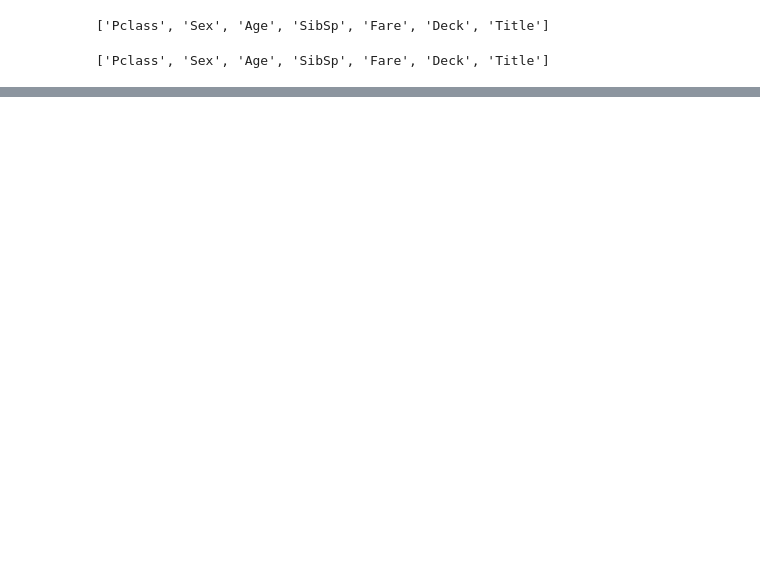
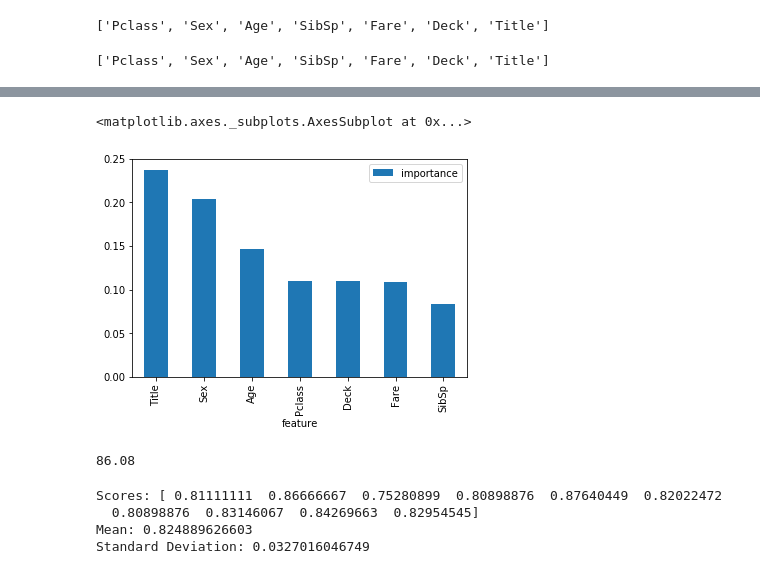
Before and after one commit to julie-huang/titanic, a Jupyter notebook: Titanic Machine Learning From Disaster.ipynb, the cells around one changed output, grey strips where cells are left out. Saved outputs shown, nothing was run; the diff lists cells and outputs as text; code cells hidden in the pictures; blank space fills up the shorter version.

```diff
--- a/Titanic Machine Learning From Disaster.ipynb
+++ b/Titanic Machine Learning From Disaster.ipynb
@@ -351,11 +382,11 @@ list(test_df)
 # %%
 # Retrain random forest after removing Parch and Embarked
 rf = RandomForestClassifier(n_estimators=100, oob_score=True)
-rf.fit(x_train, y_train)
-y_preds = rf.predict(x_train)
+random_forest=rf.fit(train_df, y_train)
+y_preds = rf.predict(train_df)
 
-rf.score(x_train, y_train)
+rf.score(train_df, y_train)
 
-acc_rf = round((rf.score(x_train, y_train))* 100, 2)
+acc_rf = round((rf.score(train_df, y_train))* 100, 2)
 print(acc_rf)
 # %% [output]
@@ -362,0 +406,5 @@ print(acc_rf)
+# %%
+importances = pd.DataFrame({'feature': train_df.columns, 'importance':np.round(random_forest.feature_importances_,4)})
+
+importances=importances.sort_values('importance', ascending=False).set_index('feature')
+importances
@@ -362,0 +421,5 @@ print(acc_rf)
+# %%
+importances.plot.bar()
+# %% [output]
+<matplotlib.axes._subplots.AxesSubplot at 0x...>
+[figure, added]
@@ -362,0 +431,22 @@ print(acc_rf)
+# %%
+rf = RandomForestClassifier(n_estimators=100, oob_score=True)
+random_forest=rf.fit(tr, y_train)
+y_preds = rf.predict(tr)
+
+rf.score(tr, y_train)
+
+acc_rf = round((rf.score(tr, y_train))* 100, 2)
+print(acc_rf)
+# %% [output]
+86.08
+# %%
+rf = RandomForestClassifier(n_estimators=100)
+scores = cross_val_score(rf, tr, y_train, cv=10, scoring='accuracy')
+print("Scores:", scores)
+print("Mean:", scores.mean())
+print("Standard Deviation:", scores.std())
+# %% [output]
+Scores: [ 0.81111111  0.86666667  0.75280899  0.80898876  0.87640449  0.82022472
+  0.80898876  0.83146067  0.84269663  0.82954545]
+Mean: 0.824889626603
+Standard Deviation: 0.0327016046749
```
Also changed, not shown: parts of 14 cells of this notebook, 2 other files.
